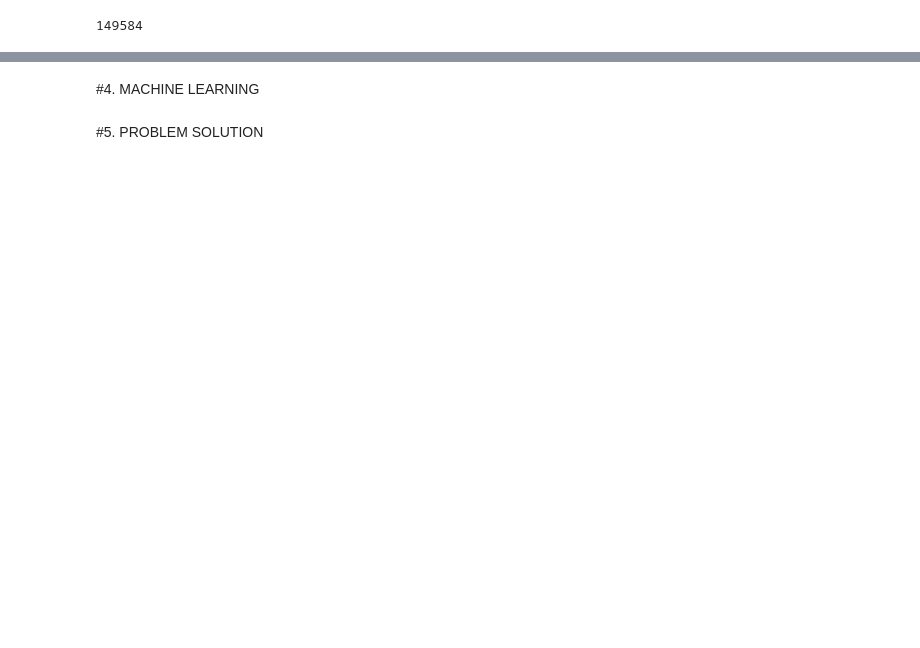
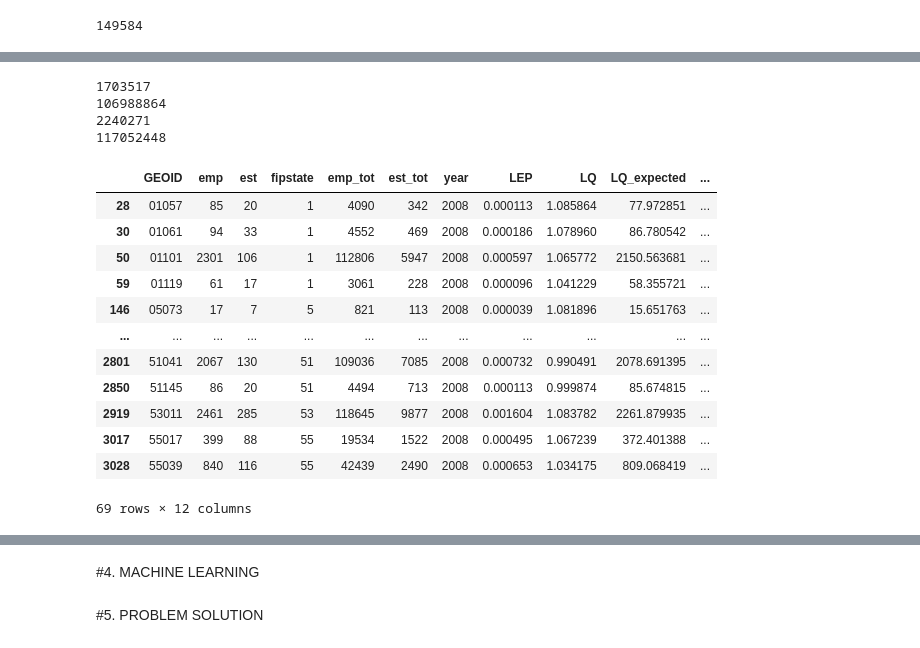
Before and after one commit to ReidelVichot/LC_identification, a Jupyter notebook: LC_identification_Rivera.ipynb, the cells around one changed output, grey strips where cells are left out. Saved outputs shown, nothing was run; the diff lists cells and outputs as text; code cells hidden in the pictures; blank space fills up the shorter version.

```diff
--- a/LC_identification_Rivera.ipynb
+++ b/LC_identification_Rivera.ipynb
@@ -114,0 +151,10 @@ for i in cbp.year.unique():
+# %%
+for i in cbp.year.unique():
+  cbp["LQ"] = (cbp["emp"]/cbp[cbp["year"]== i]["emp"].sum())/(cbp["emp_tot"]/cbp[cbp["year"]== i]["emp_tot"].sum())
+  print(cbp[cbp["year"]== i]["emp"].sum())
+  print(cbp[cbp["year"]== i]["emp_tot"].sum())
+# %% [output]
+1703517
+106988864
+2240271
+117052448
@@ -115 +166,17 @@ for i in cbp.year.unique():
+# %%
+cbp[(cbp['year'] == 2008) & (cbp["LQ"] > 0.99) &(cbp["LQ"] < 1.09)]
+# %% [output]
+|  | GEOID | emp | est | fipstate | emp_tot | est_tot | year | LEP | LQ | LQ_expected | ... |
+| 28 | 01057 | 85 | 20 | 1 | 4090 | 342 | 2008 | 0.000113 | 1.085864 | 77.972851 | ... |
+| 30 | 01061 | 94 | 33 | 1 | 4552 | 469 | 2008 | 0.000186 | 1.078960 | 86.780542 | ... |
+| 50 | 01101 | 2301 | 106 | 1 | 112806 | 5947 | 2008 | 0.000597 | 1.065772 | 2150.563681 | ... |
+| 59 | 01119 | 61 | 17 | 1 | 3061 | 228 | 2008 | 0.000096 | 1.041229 | 58.355721 | ... |
+| 146 | 05073 | 17 | 7 | 5 | 821 | 113 | 2008 | 0.000039 | 1.081896 | 15.651763 | ... |
+| ... | ... | ... | ... | ... | ... | ... | ... | ... | ... | ... | ... |
+| 2801 | 51041 | 2067 | 130 | 51 | 109036 | 7085 | 2008 | 0.000732 | 0.990491 | 2078.691395 | ... |
+| 2850 | 51145 | 86 | 20 | 51 | 4494 | 713 | 2008 | 0.000113 | 0.999874 | 85.674815 | ... |
+| 2919 | 53011 | 2461 | 285 | 53 | 118645 | 9877 | 2008 | 0.001604 | 1.083782 | 2261.879935 | ... |
+| 3017 | 55017 | 399 | 88 | 55 | 19534 | 1522 | 2008 | 0.000495 | 1.067239 | 372.401388 | ... |
+| 3028 | 55039 | 840 | 116 | 55 | 42439 | 2490 | 2008 | 0.000653 | 1.034175 | 809.068419 | ... |
+69 rows × 12 columns
 # %%
```
Also changed, not shown: parts of 17 cells of this notebook.
